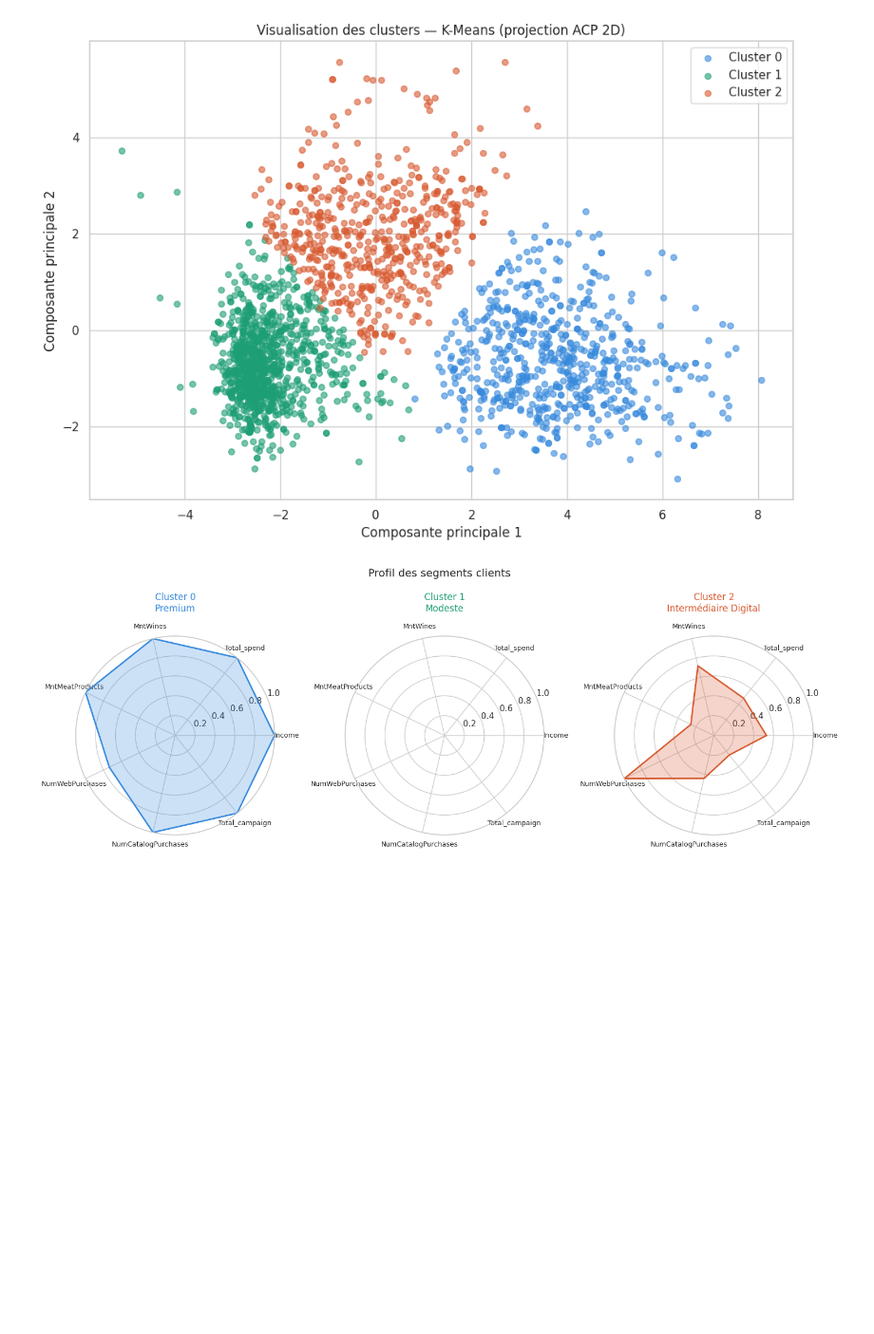
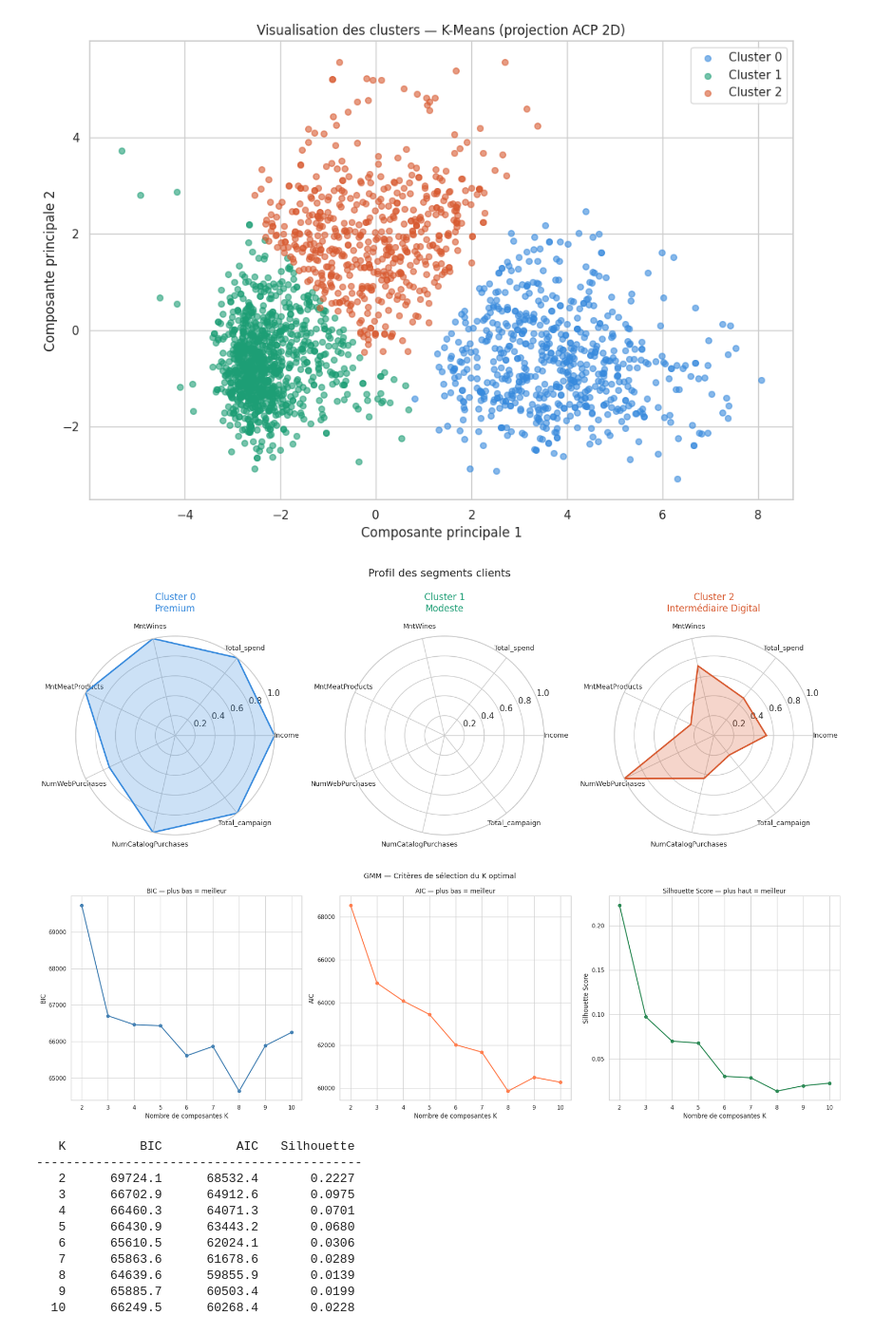
Before and after one commit to MENDJEV/MARKETING-ANALYSIS-WITH-ML, a Jupyter notebook: notebooks/04_MODELLING.ipynb, the cells around one changed output. Shown at 95% size. Saved outputs shown, nothing was run; the diff lists cells and outputs as text; code cells hidden in the pictures; blank space fills up the shorter version.

```diff
--- a/notebooks/04_MODELLING.ipynb
+++ b/notebooks/04_MODELLING.ipynb
@@ -145,7 +153,7 @@ for k, s in zip(K_range, silhouettes):
 # %%
 # --- Choix su K optimal avec ACP
 
-pca = PCA(n_components=0.90)
+pca = PCA(n_components=0.90, random_state=42)
 X_pca = pca.fit_transform(X_scaled)
 
 print(f"Dimension avant l'ACP: {X_scaled.shape[1]}")
@@ -154,24 +162,24 @@ print(f"Variance expliquée : {pca.explained_variance_ratio_.sum().round(2)}")
 
 
 K_range = range(2,20)
-inertias = []
+wcss_scores = []
 silhouettes = []
 
 
 for k in K_range:
     km = KMeans(n_clusters=k, random_state=42, n_init=10)
     labels = km.fit_predict(X_pca)
-    inertias.append(km.inertia_)
+    wcss_scores.append(km.inertia_)
     silhouettes.append(silhouette_score(X_pca, labels))
 
 
 figure, axes = plt.subplots(1, 2, figsize=(14,5))
 
-axes[0].plot(K_range, inertias, marker="o", color="steelblue", linewidth=2)
-axes[0].set_title("Méthode du coude — K-Means + ACP")
+axes[0].plot(K_range, wcss_scores, marker="o", color="steelblue", linewidth=2)
+axes[0].set_title("Méthode du coude(Elbow) — K-Means + ACP")
 axes[0].set_xlabel("Nombre de clusters K")
 axes[0].set_xticks(K_range)
-axes[0].set_ylabel("Inertie")
+axes[0].set_ylabel("WCSS")
 
 axes[1].plot(K_range, silhouettes, marker="o", color="coral", linewidth=2)
 axes[1].set_title("Silhouette Score — K-Means + ACP")
@@ -343,3 +353,69 @@ plt.tight_layout()
 plt.show()
 # %% [output]
 [figure]
+# %%
+# --- GMM - Recherche du K optimal --
+
+K_range = range(2, 11)
+bic_scores = []
+aic_scores = []
+sil_scores = []
+
+for k in K_range:
+    gmm = GaussianMixture(
+        n_components=k,
+        covariance_type="full",
+        random_state=42,
+        n_init=5
+    )
+    gmm.fit(X_pca)
+    labels_gmm = gmm.predict(X_pca)
+
+    bic_scores.append(gmm.bic(X_pca))
+    aic_scores.append(gmm.aic(X_pca))
+    sil_scores.append(silhouette_score(X_pca, labels_gmm))
+
+
+# Visualisation
+fig, axes = plt.subplots(1, 3, figsize=(22, 7))
+
+axes[0].plot(K_range, bic_scores, marker="o", color="steelblue", linewidth=2)
+axes[0].set_title("BIC — plus bas = meilleur")
+axes[0].set_xlabel("Nombre de clusters K")
+axes[0].set_ylabel("BIC")
+axes[0].set_xticks(K_range)
+
+axes[1].plot(K_range, aic_scores, marker="o", color="coral", linewidth=2)
+axes[1].set_title("AIC — plus bas = meilleur")
+axes[1].set_xlabel("Nombre de clusters K")
+axes[1].set_ylabel("AIC")
+axes[1].set_xticks(K_range)
+
+axes[2].plot(K_range, sil_scores, marker="o", color="seagreen", linewidth=2)
+axes[2].set_title("Silhouette Score — plus haut = meilleur")
+axes[2].set_xlabel("Nombre de clusters K")
+axes[2].set_ylabel("Silhouette Score")
+axes[2].set_xticks(K_range)
+
+plt.suptitle("GMM — Critères de sélection du K optimal", fontsize=14)
+plt.tight_layout()
+plt.show()
+
+# Tableau récapitulatif
+print(f"\n{'K':>4} {'BIC':>12} {'AIC':>12} {'Silhouette':>12}")
+print("-" * 44)
+for k, bic, aic, sil in zip(K_range, bic_scores, aic_scores, sil_scores):
+    print(f"{k:>4} {bic:>12.1f} {aic:>12.1f} {sil:>12.4f}")
+# %% [output]
+[figure, added]
+   K          BIC          AIC   Silhouette
+--------------------------------------------
+   2      69724.1      68532.4       0.2227
+   3      66702.9      64912.6       0.0975
+   4      66460.3      64071.3       0.0701
+   5      66430.9      63443.2       0.0680
+   6      65610.5      62024.1       0.0306
+   7      65863.6      61678.6       0.0289
+   8      64639.6      59855.9       0.0139
+   9      65885.7      60503.4       0.0199
+  10      66249.5      60268.4       0.0228
```
Also changed, not shown: parts of 12 cells of this notebook, 3 other files.
